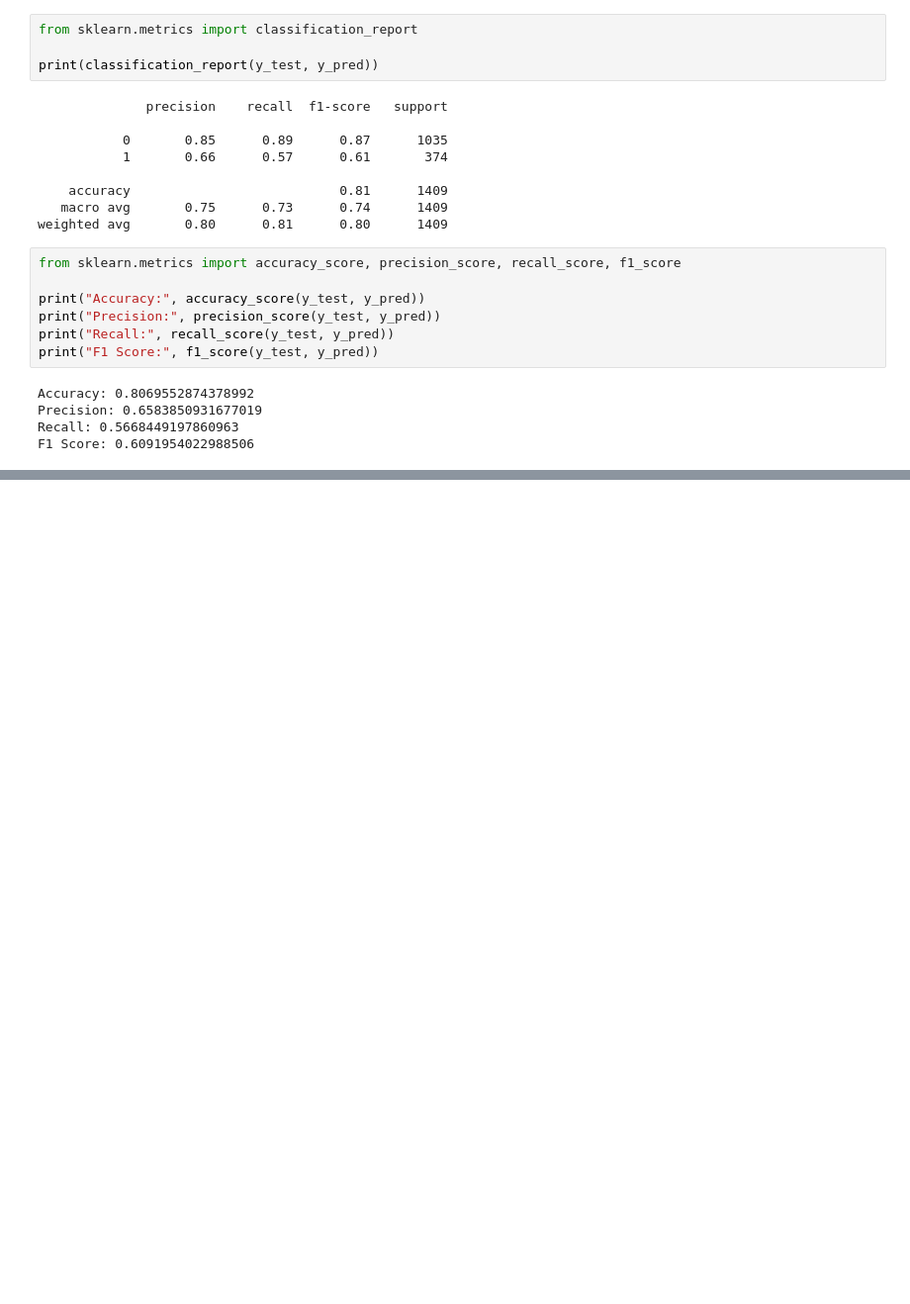
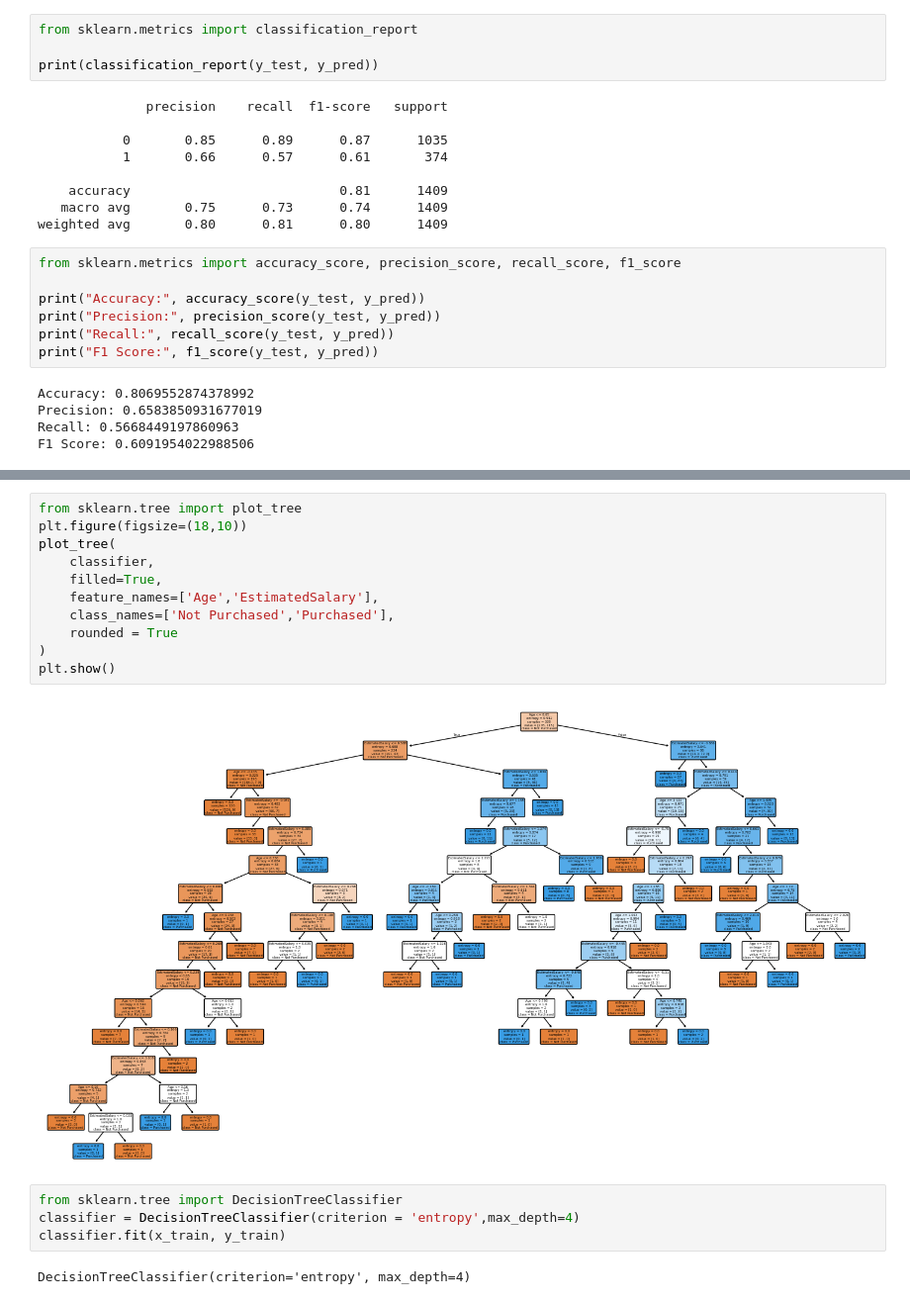
Before and after one commit to AnveshAnnepaga/AI_DS, a Jupyter notebook: Classification.ipynb, the cells around one changed output, grey strips where cells are left out. Shown at 99% size. Cells and saved outputs as stored; diff of their text form; blank space fills up the shorter version.

```diff
--- a/Classification.ipynb
+++ b/Classification.ipynb
@@ -338,0 +420,19 @@ F1 Score: 0.6091954022988506
+# %%
+from sklearn.tree import plot_tree
+plt.figure(figsize=(18,10))
+plot_tree(
+    classifier,
+    filled=True,
+    feature_names=['Age','EstimatedSalary'],
+    class_names=['Not Purchased','Purchased'],
+    rounded = True
+)
+plt.show()
+# %% [output]
+[figure, added]
+# %%
+from sklearn.tree import DecisionTreeClassifier
+classifier = DecisionTreeClassifier(criterion = 'entropy',max_depth=4)
+classifier.fit(x_train, y_train)
+# %% [output]
+DecisionTreeClassifier(criterion='entropy', max_depth=4)
```
Also changed, not shown: parts of 99 cells of this notebook.
